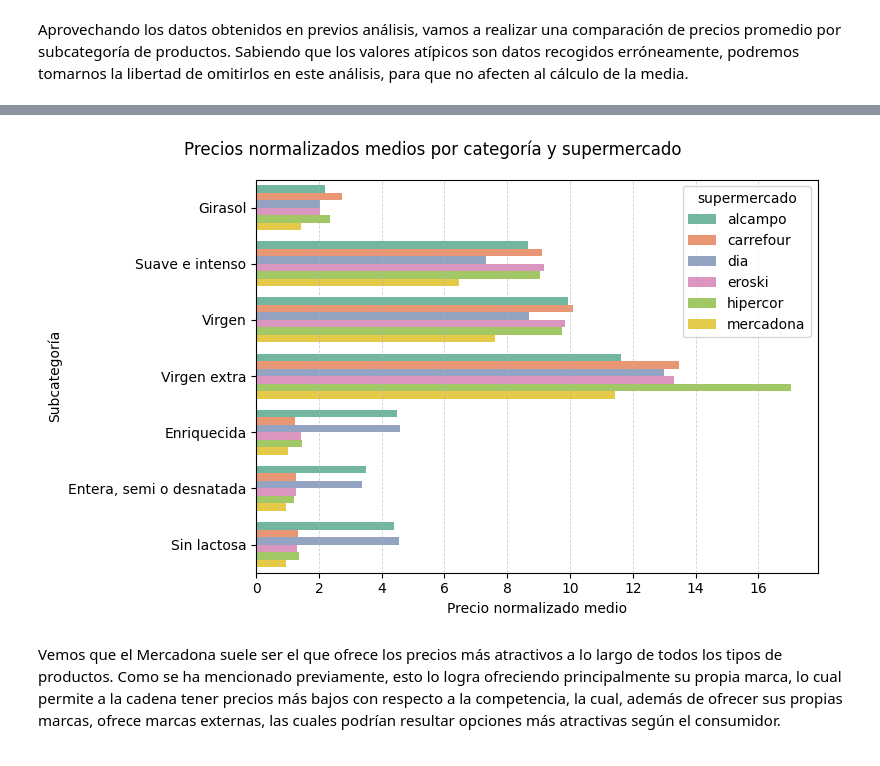
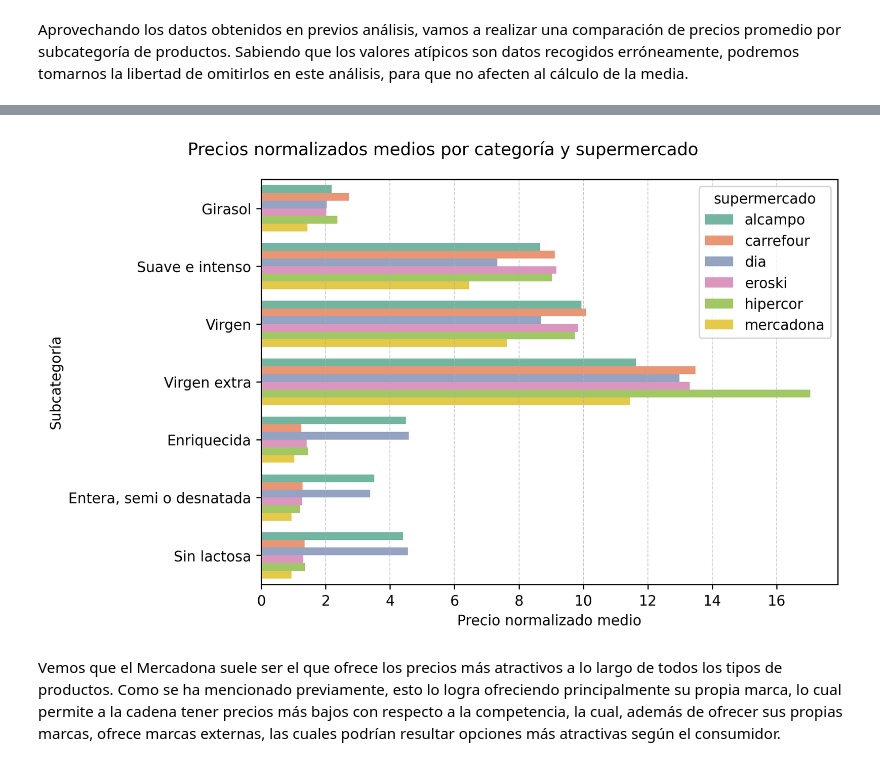
Before and after one commit to yanruwu/Proyecto4-Analisis-Supermercados, a Jupyter notebook: notebooks/3-analysis.ipynb, the cells around one changed output, grey strips where cells are left out. Cells and saved outputs as stored; diff of their text form; code cells hidden in the pictures.

```diff
--- a/notebooks/3-analysis.ipynb
+++ b/notebooks/3-analysis.ipynb
@@ -497,15 +497,15 @@ medias_precios_norm.reset_index().sample(5)
 # %%
-plt.figure(figsize=(8,5))
+plt.figure(figsize=(8,5), dpi = 250)
 plt.grid(ls = "--", lw = 0.6, alpha = 0.6)
 plt.suptitle("Precios normalizados medios por categoría y supermercado")
 sns.barplot(medias_precios_norm.reset_index(), y = "subcategoria", x = "precio_norm",
             hue = "supermercado", palette="Set2")
 plt.xlabel("Precio normalizado medio")
 plt.ylabel("Subcategoría")
 plt.tight_layout()
 plt.show()
 # %% [output]
-[figure, old version]
+[figure, new version]
 # %% [markdown]
 Vemos que el Mercadona suele ser el que ofrece los precios más atractivos a lo largo de todos los tipos de productos. Como se ha mencionado previamente, esto lo logra ofreciendo principalmente su propia marca, lo cual permite a la cadena tener precios más bajos con respecto a la competencia, la cual, además de ofrecer sus propias marcas, ofrece marcas externas, las cuales podrían resultar opciones más atractivas según el consumidor.
 # %% [markdown]
```
Also changed, not shown: parts of 4 cells of this notebook, 10 other files.
